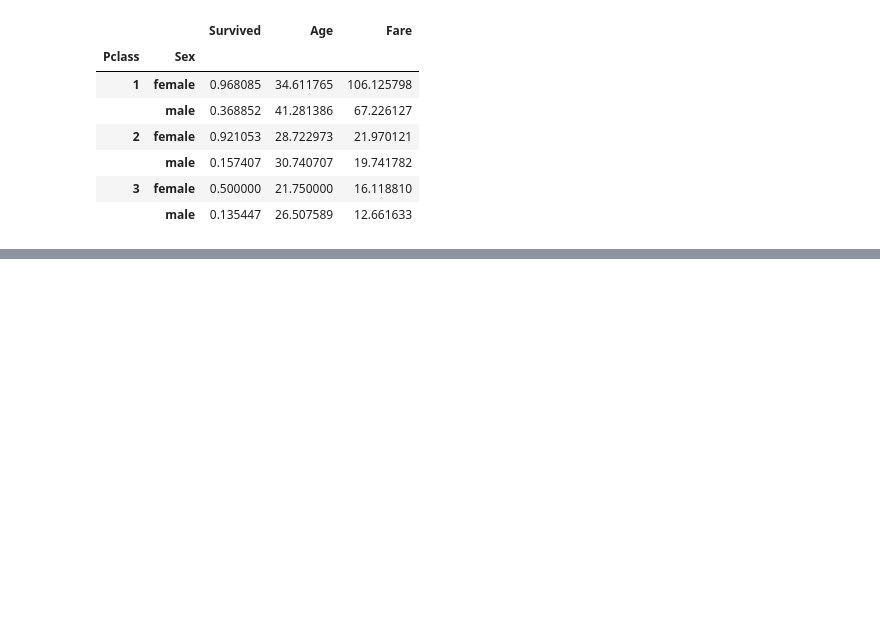
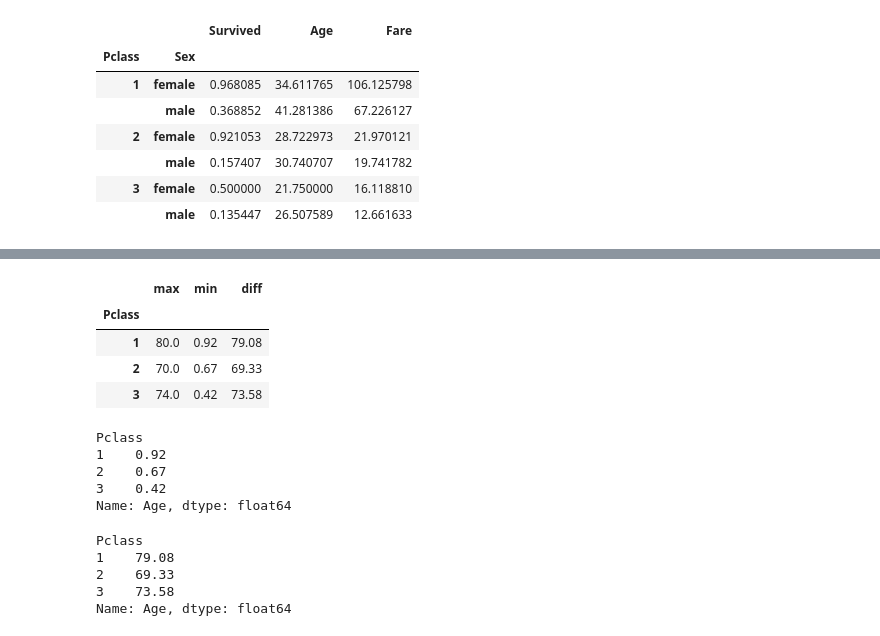
Before and after one commit to Narula901/Python-Library, a Jupyter notebook: Pandas/Practice Problems/Practice Problem - Groupby - 3.ipynb, the cells around one changed output, grey strips where cells are left out. Drawn from its saved outputs; the diff is of its cells as text; code cells hidden in the pictures; blank space fills up the shorter version.

```diff
--- a/Pandas/Practice Problems/Practice Problem - Groupby - 3.ipynb
+++ b/Pandas/Practice Problems/Practice Problem - Groupby - 3.ipynb
@@ -147,0 +164,27 @@ Titanic.groupby(['Pclass','Sex']).mean()
+# %%
+def diff(x):
+    return x.max() - x.min()
+# %%
+Titanic.groupby('Pclass')['Age'].agg(['max', 'min', diff])
+# %% [output]
+|  | max | min | diff |
+| Pclass |  |  |  |
+| 1 | 80.0 | 0.92 | 79.08 |
+| 2 | 70.0 | 0.67 | 69.33 |
+| 3 | 74.0 | 0.42 | 73.58 |
+# %%
+Titanic.groupby('Pclass')['Age'].min()
+# %% [output]
+Pclass
+1    0.92
+2    0.67
+3    0.42
+Name: Age, dtype: float64
+# %%
+Titanic.groupby('Pclass')['Age'].max() - Titanic.groupby('Pclass')['Age'].min()
+# %% [output]
+Pclass
+1    79.08
+2    69.33
+3    73.58
+Name: Age, dtype: float64
```
Also changed, not shown: parts of 1 cell of this notebook.
